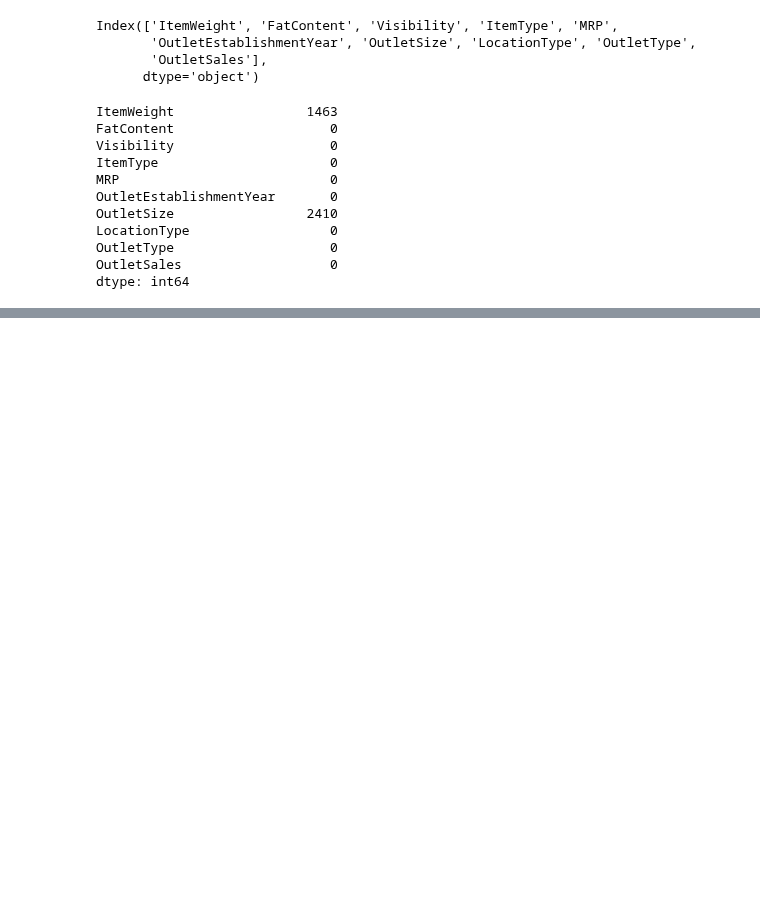
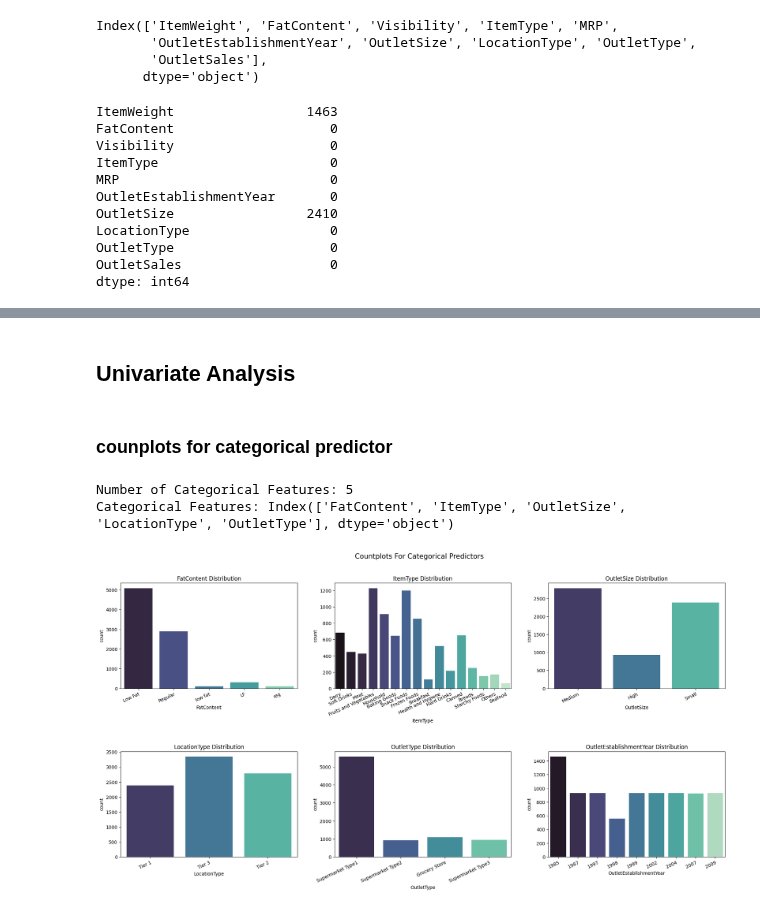
Before and after one commit to tshihab07/Super-Market-Sales-Forecasting, a Jupyter notebook: notebookes/dataPreprocessing.ipynb, the cells around one changed output, grey strips where cells are left out. Drawn from its saved outputs; the diff is of its cells as text; code cells hidden in the pictures; blank space fills up the shorter version.

Commit message:
feat: add countplot visualizations for categorical predictor

```diff
--- a/notebookes/dataPreprocessing.ipynb
+++ b/notebookes/dataPreprocessing.ipynb
@@ -251,0 +258,44 @@ main_df.head()
+# %% [markdown]
+## Univariate Analysis
+# %% [markdown]
+### counplots for categorical predictor
+# %%
+cat_ft = main_df.select_dtypes(include='object').columns
+print("Number of Categorical Features:", len(cat_ft))
+print("Categorical Features:", cat_ft)
+# %% [output]
+Number of Categorical Features: 5
+Categorical Features: Index(['FatContent', 'ItemType', 'OutletSize', 'LocationType', 'OutletType'], dtype='object')
+# %%
+# columns for unique value distribution
+categorical_cols = cat_ft.to_list() + ['OutletEstablishmentYear']
+
+# set the number of rows and columns for the grid
+rows, cols = 3, 3
+
+# create subplots
+fig, axes = plt.subplots(rows, cols, figsize=(20, 15))
+fig.tight_layout(pad=5.0)
+fig.suptitle('Countplots For Categorical Predictors', fontsize=15, y=1.01)
+
+# loop through each column and plot on a different subplot
+for i, col in enumerate(categorical_cols):
+    row_pos = i // cols
+    col_pos = i % cols
+    ax = axes[row_pos, col_pos]
+
+    sns.countplot(data=main_df, x=col, ax=ax, palette="mako")
+    ax.set_title(f"{col} Distribution")
+    ax.set_xticklabels(ax.get_xticklabels(), rotation=25, ha='right', rotation_mode='anchor')
+
+
+
+# remove any empty subplots
+for j in range(i+1, rows*cols):
+    fig.delaxes(axes[j // cols, j % cols])
+
+
+plt.subplots_adjust(hspace=0.6)
+plt.show()
+# %% [output]
+[figure, added]
```
Also changed, not shown: parts of 2 cells of this notebook.
